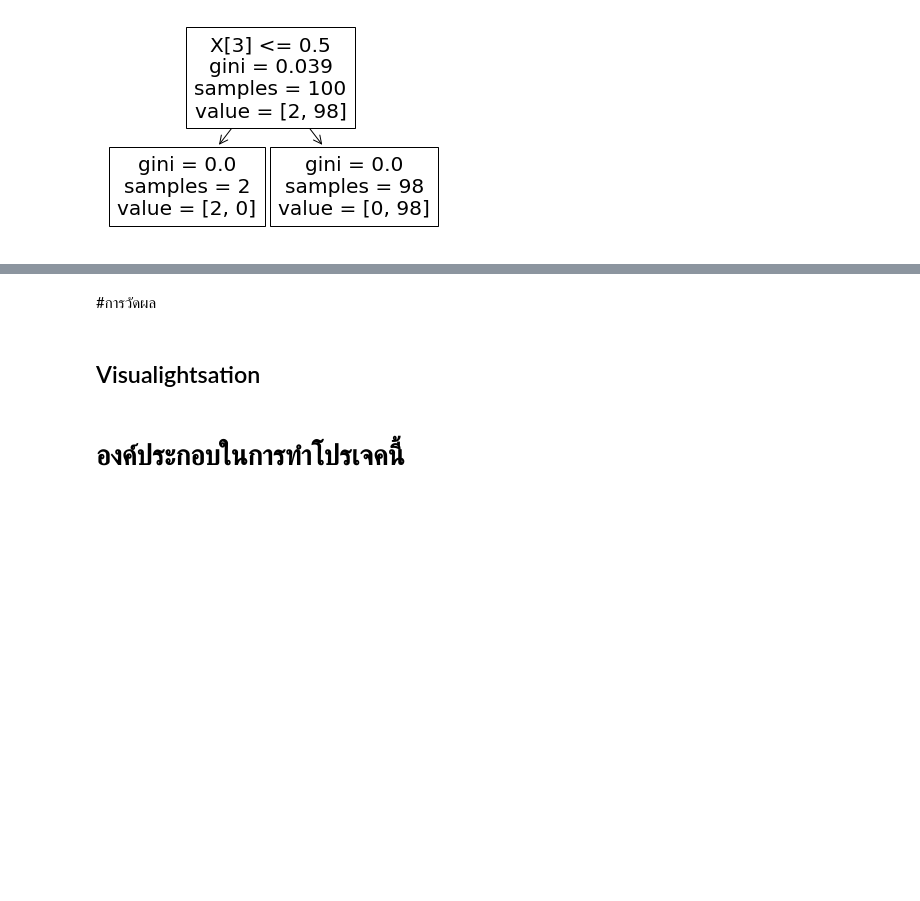
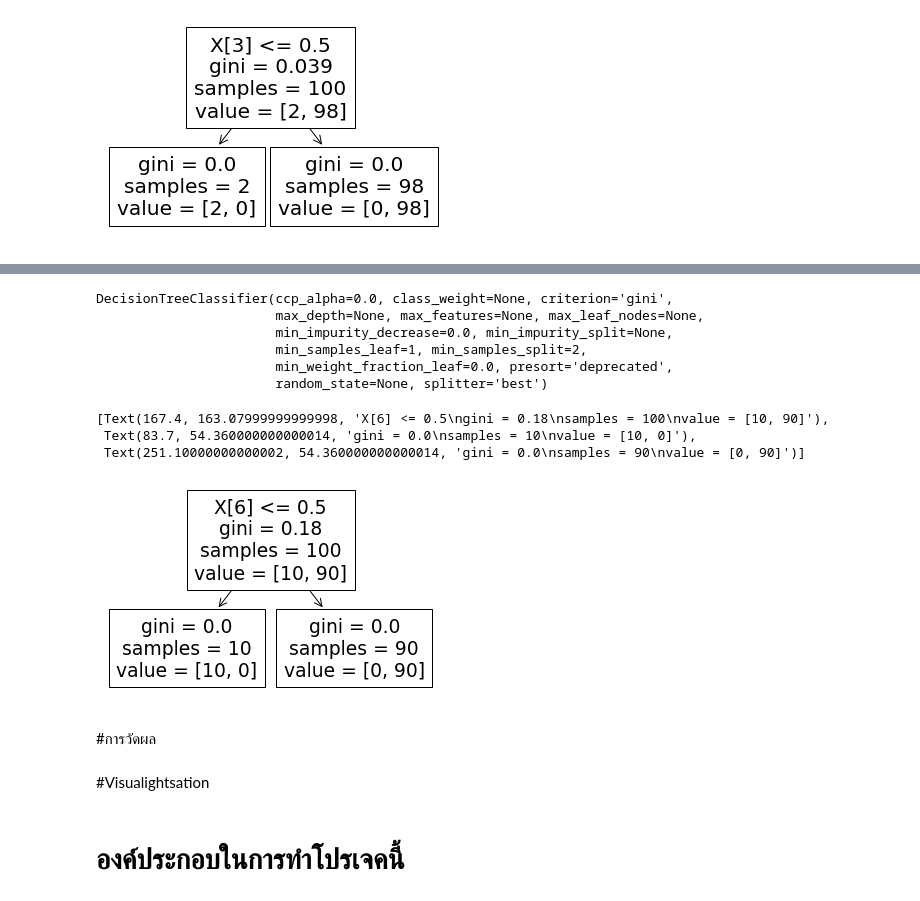
Before and after one commit to kittikhun62/DWDM21, a Jupyter notebook: FinalProject.ipynb, the cells around one changed output, grey strips where cells are left out. Cells and saved outputs as stored; diff of their text form; code cells hidden in the pictures; blank space fills up the shorter version.

```diff
--- a/FinalProject.ipynb
+++ b/FinalProject.ipynb
@@ -427,7 +549,24 @@ plot_tree(myTree)
+# %%
+myTree.fit(X,y2)
+# %% [output]
+DecisionTreeClassifier(ccp_alpha=0.0, class_weight=None, criterion='gini',
+                       max_depth=None, max_features=None, max_leaf_nodes=None,
+                       min_impurity_decrease=0.0, min_impurity_split=None,
+                       min_samples_leaf=1, min_samples_split=2,
+                       min_weight_fraction_leaf=0.0, presort='deprecated',
+                       random_state=None, splitter='best')
+# %%
+plot_tree(myTree)
+#
+# %% [output]
+[Text(167.4, 163.07999999999998, 'X[6] <= 0.5\ngini = 0.18\nsamples = 100\nvalue = [10, 90]'),
+ Text(83.7, 54.360000000000014, 'gini = 0.0\nsamples = 10\nvalue = [10, 0]'),
+ Text(251.10000000000002, 54.360000000000014, 'gini = 0.0\nsamples = 90\nvalue = [0, 90]')]
+[figure, added]
 # %% [markdown]
 #การวัดผล
 # %% [markdown]
-## Visualightsation
+#Visualightsation
 # %% [markdown]
 # องค์ประกอบในการทำโปรเจคนี้
 # %% [markdown]
```
Also changed, not shown: parts of 31 cells of this notebook.
